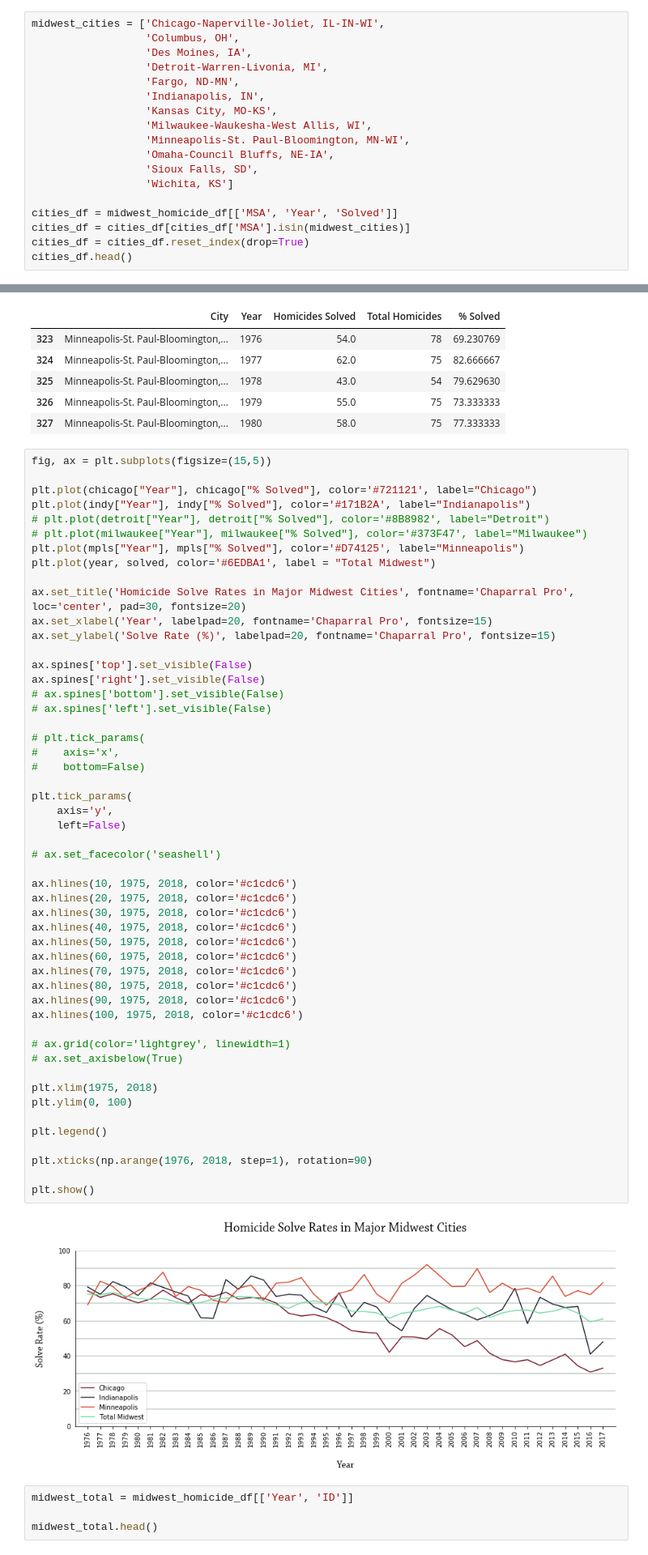
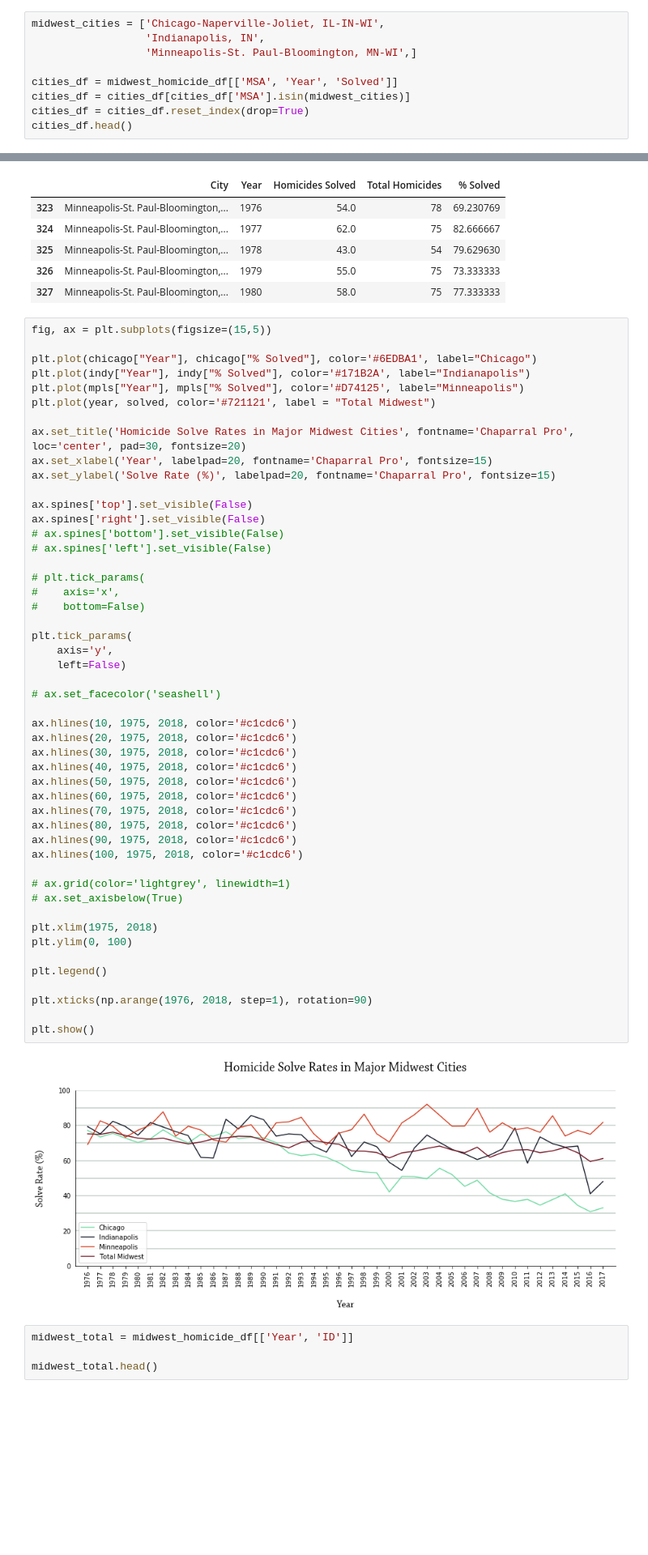
Before and after one commit to bendgame/Project-one, a Jupyter notebook: ProjOne-Amber.ipynb, the cells around one changed output, grey strips where cells are left out. Shown: that part at 81% size. Drawn from its saved outputs; the diff is of its cells as text; blank space fills up the shorter version.

```diff
--- a/ProjOne-Amber.ipynb
+++ b/ProjOne-Amber.ipynb
@@ -116,17 +117,8 @@ plt.show()
 [figure]
 # %%
 midwest_cities = ['Chicago-Naperville-Joliet, IL-IN-WI',
-                  'Columbus, OH',
-                  'Des Moines, IA',
-                  'Detroit-Warren-Livonia, MI',
-                  'Fargo, ND-MN',
                   'Indianapolis, IN',
-                  'Kansas City, MO-KS',
-                  'Milwaukee-Waukesha-West Allis, WI',
-                  'Minneapolis-St. Paul-Bloomington, MN-WI',
-                  'Omaha-Council Bluffs, NE-IA',
-                  'Sioux Falls, SD',
-                  'Wichita, KS']
+                  'Minneapolis-St. Paul-Bloomington, MN-WI',]
 
 cities_df = midwest_homicide_df[['MSA', 'Year', 'Solved']]
 cities_df = cities_df[cities_df['MSA'].isin(midwest_cities)]
@@ -209,12 +192,10 @@ mpls.head()
 # %%
 fig, ax = plt.subplots(figsize=(15,5))
 
-plt.plot(chicago["Year"], chicago["% Solved"], color='#721121', label="Chicago")
+plt.plot(chicago["Year"], chicago["% Solved"], color='#6EDBA1', label="Chicago")
 plt.plot(indy["Year"], indy["% Solved"], color='#171B2A', label="Indianapolis")
-# plt.plot(detroit["Year"], detroit["% Solved"], color='#8B8982', label="Detroit")
-# plt.plot(milwaukee["Year"], milwaukee["% Solved"], color='#373F47', label="Milwaukee")
 plt.plot(mpls["Year"], mpls["% Solved"], color='#D74125', label="Minneapolis")
-plt.plot(year, solved, color='#6EDBA1', label = "Total Midwest")
+plt.plot(year, solved, color='#721121', label = "Total Midwest")
 
 ax.set_title('Homicide Solve Rates in Major Midwest Cities', fontname='Chaparral Pro', loc='center', pad=30, fontsize=20)
 ax.set_xlabel('Year', labelpad=20, fontname='Chaparral Pro', fontsize=15)
@@ -231,34 +212,34 @@ ax.spines['right'].set_visible(False)
 
 plt.tick_params(
     axis='y',
     left=False)
 
 # ax.set_facecolor('seashell')
 
 ax.hlines(10, 1975, 2018, color='#c1cdc6')
 ax.hlines(20, 1975, 2018, color='#c1cdc6')
 ax.hlines(30, 1975, 2018, color='#c1cdc6')
 ax.hlines(40, 1975, 2018, color='#c1cdc6')
 ax.hlines(50, 1975, 2018, color='#c1cdc6')
 ax.hlines(60, 1975, 2018, color='#c1cdc6')
 ax.hlines(70, 1975, 2018, color='#c1cdc6')
 ax.hlines(80, 1975, 2018, color='#c1cdc6')
 ax.hlines(90, 1975, 2018, color='#c1cdc6')
 ax.hlines(100, 1975, 2018, color='#c1cdc6')
 
 # ax.grid(color='lightgrey', linewidth=1)
 # ax.set_axisbelow(True)
 
 plt.xlim(1975, 2018)
 plt.ylim(0, 100)
 
 plt.legend()
 
 plt.xticks(np.arange(1976, 2018, step=1), rotation=90)
 
 plt.show()
 # %% [output]
-[figure, old version]
+[figure, new version]
 # %%
 midwest_total = midwest_homicide_df[['Year', 'ID']]
 
```
Also changed, not shown: parts of 12 cells of this notebook, 7 other files.
